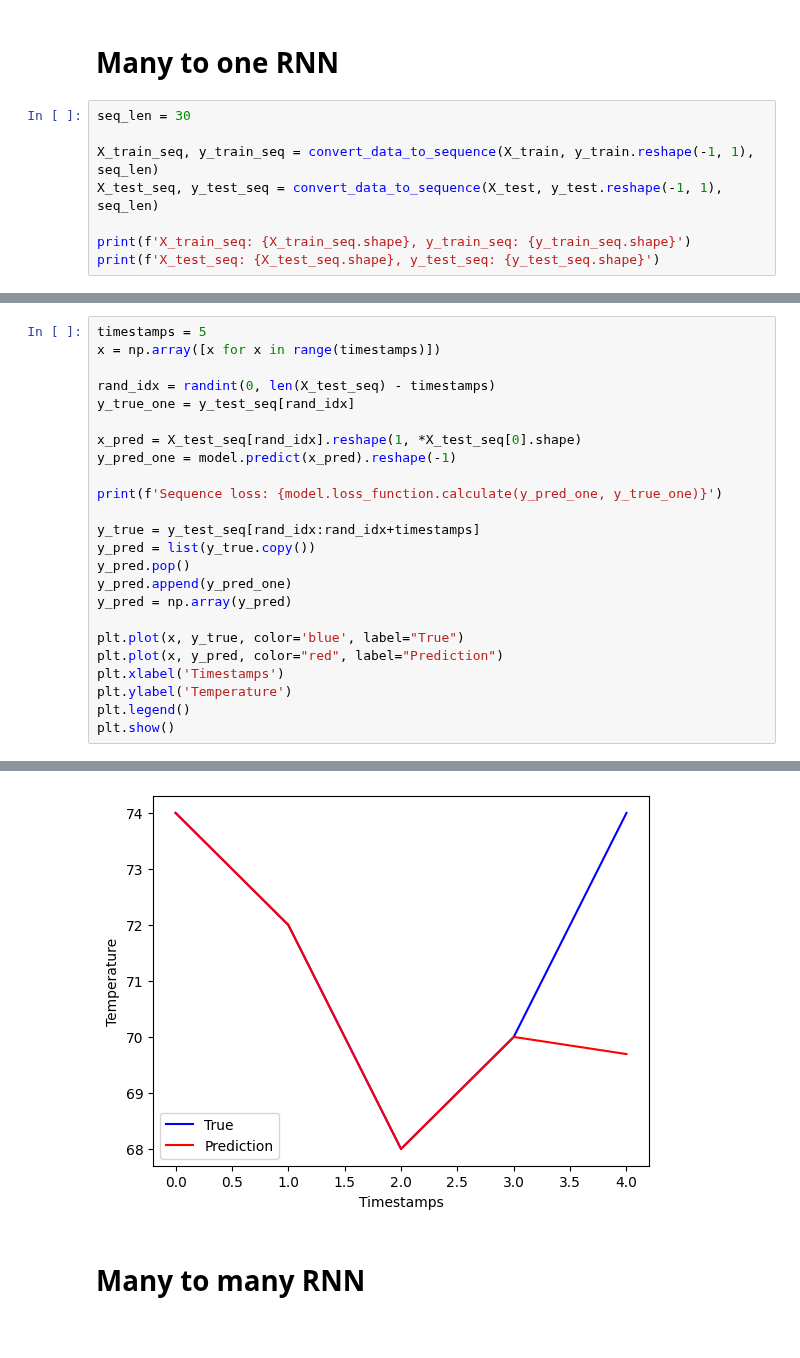
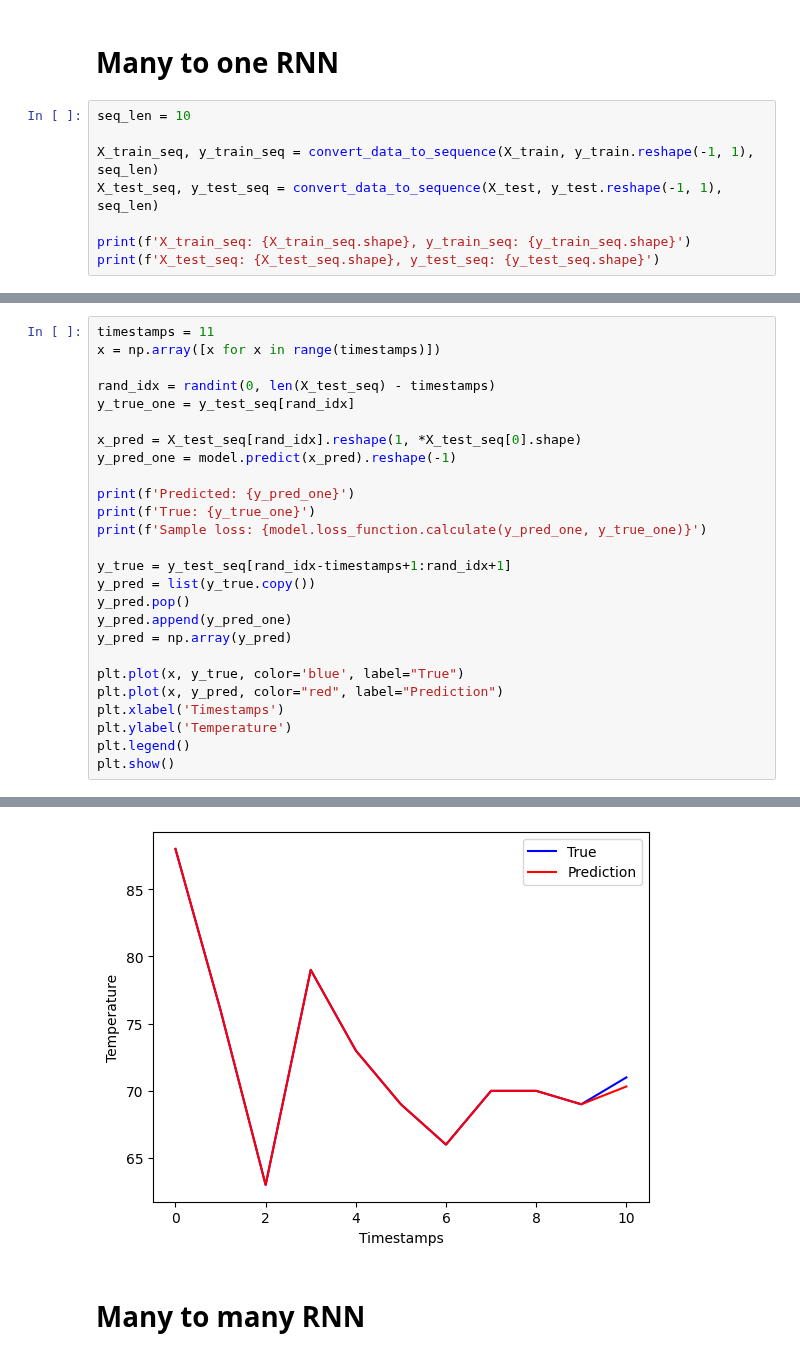
Before and after one commit to daredevil9215/DLFS, a Jupyter notebook: RecurrentNeuralNetwork.ipynb, the cells around one changed output, grey strips where cells are left out. Saved outputs shown, nothing was run; the diff lists cells and outputs as text.

```diff
--- a/RecurrentNeuralNetwork.ipynb
+++ b/RecurrentNeuralNetwork.ipynb
@@ -540,7 +511,7 @@ Sequence loss: 12.850707889434029
 # %% [markdown]
 # Many to one RNN
 # %%
-seq_len = 30
+seq_len = 10
 
 X_train_seq, y_train_seq = convert_data_to_sequence(X_train, y_train.reshape(-1, 1), seq_len)
 X_test_seq, y_test_seq = convert_data_to_sequence(X_test, y_test.reshape(-1, 1), seq_len)
@@ -584,5 +554,5 @@ Sample loss: 6.822693537756656
 # %%
-timestamps = 5
+timestamps = 11
 x = np.array([x for x in range(timestamps)])
 
 rand_idx = randint(0, len(X_test_seq) - timestamps)
@@ -591,9 +561,11 @@ y_true_one = y_test_seq[rand_idx]
 x_pred = X_test_seq[rand_idx].reshape(1, *X_test_seq[0].shape)
 y_pred_one = model.predict(x_pred).reshape(-1)
 
-print(f'Sequence loss: {model.loss_function.calculate(y_pred_one, y_true_one)}')
+print(f'Predicted: {y_pred_one}')
+print(f'True: {y_true_one}')
+print(f'Sample loss: {model.loss_function.calculate(y_pred_one, y_true_one)}')
 
-y_true = y_test_seq[rand_idx:rand_idx+timestamps]
+y_true = y_test_seq[rand_idx-timestamps+1:rand_idx+1]
 y_pred = list(y_true.copy())
 y_pred.pop()
 y_pred.append(y_pred_one)
@@ -610,4 +584,4 @@ Sequence loss: 9.270941264096553
-[figure, old version]
+[figure, new version]
 # %% [markdown]
 # Many to many RNN
 # %%
```
Also changed, not shown: parts of 18 cells of this notebook, 2 other files.
